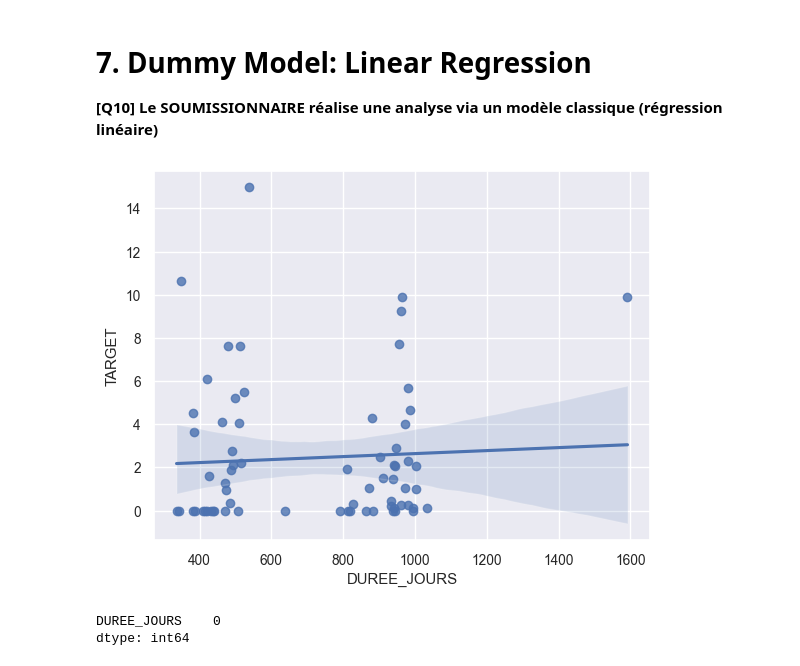
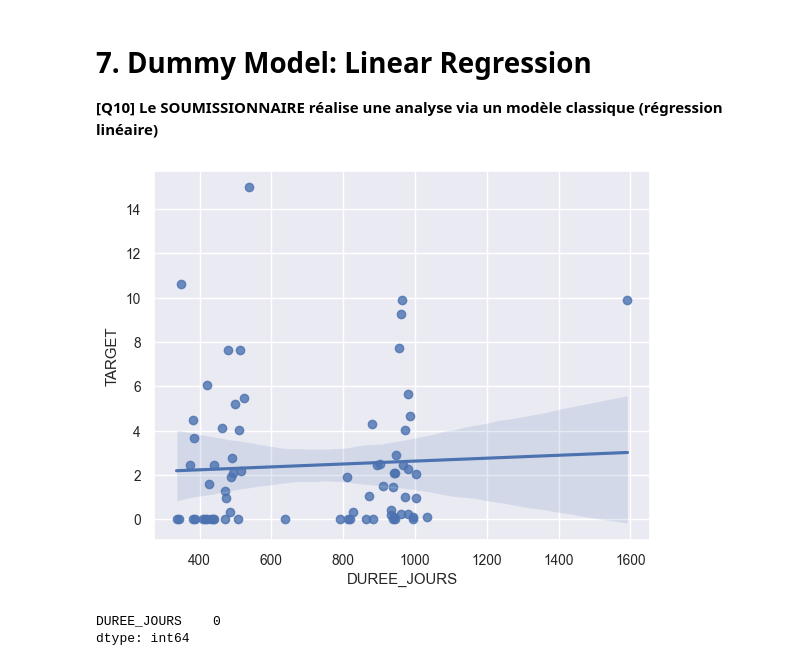
Before and after one commit to lama-itani/sedimentation-rate, a Jupyter notebook: notebooks/EDA_ml_sediment.ipynb, the cells around one changed output. Saved outputs shown, nothing was run; the diff lists cells and outputs as text; code cells hidden in the pictures.

```diff
--- a/notebooks/EDA_ml_sediment.ipynb
+++ b/notebooks/EDA_ml_sediment.ipynb
@@ -28,7 +28,7 @@ import pandas as pd
 import matplotlib.pyplot as plt
 import seaborn as sns
 
-df = pd.read_csv("/Users/litani/Documents/myCode/sedimentation-rate/data/raw/Data_set_cas_1.csv", sep = ";")
+df = pd.read_csv("../data/raw/Data_set_cas_1.csv", sep = ";")
 df.head()
 # %% [output]
 |  | TRIG | UNIT | DATE_DEBUT_DELTA | DATE_FIN_DELTA | VALEUR | MATERIAU | TENEUR | AP_mean | indicateur_1 | ... |
@@ -843,9 +846,9 @@ len(df_silver)
 # 7. Dummy Model: Linear Regression
 **[Q10] Le SOUMISSIONNAIRE réalise une analyse via un modèle classique (régression linéaire)**
 # %%
-sns.regplot(y = df_silver.TARGET, x = X_duration_processed, data = df_silver);
+sns.regplot(y = y, x = X_duration_processed, data = df_silver);
 # %% [output]
-[figure, old version]
+[figure, new version]
 # %%
 X_duration_processed.isna().sum()
 # %% [output]
```
Also changed, not shown: parts of 10 cells of this notebook, 2 other files.
